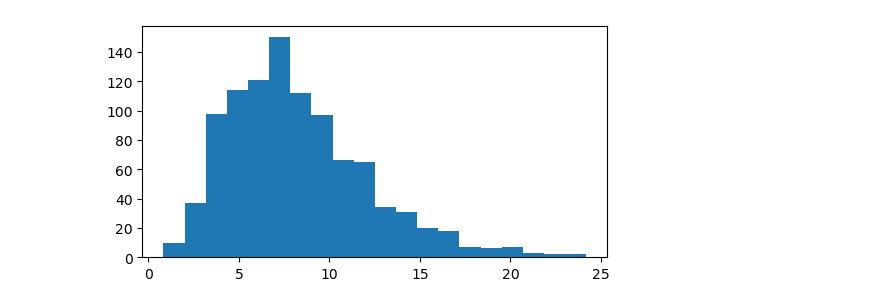
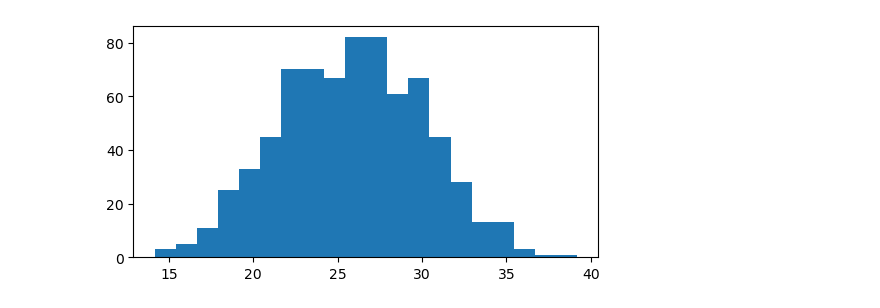
Before and after one commit to HWDance/impspec, a Jupyter notebook: experiments/Healthcare_calibration.ipynb, the cells around one changed output. Saved outputs shown, nothing was run; the diff lists cells and outputs as text; code cells hidden in the pictures.

```diff
--- a/experiments/Healthcare_calibration.ipynb
+++ b/experiments/Healthcare_calibration.ipynb
@@ -9,13 +9,14 @@ os.chdir(path)
 from src.dgps import PSA_VOL, STATIN_PSA
 # %%
 # Sampling Dataset 1
-samples = 1000
+samples = 725
+seed = 0
 
-age, bmi, aspirin, statin, cancer, psa = STATIN_PSA(samples)
+age, bmi, aspirin, statin, cancer, psa = STATIN_PSA(samples, gamma = False, seed =  seed)
 
 # Plotting scatter
 fig,axs = plt.subplots(figsize = (6,3))
 plt.hist(psa, 20);
 plt.show()
 # %% [output]
-[figure, old version]
+[figure, new version]
```
Also changed, not shown: parts of 2 cells of this notebook, 6 other files.
